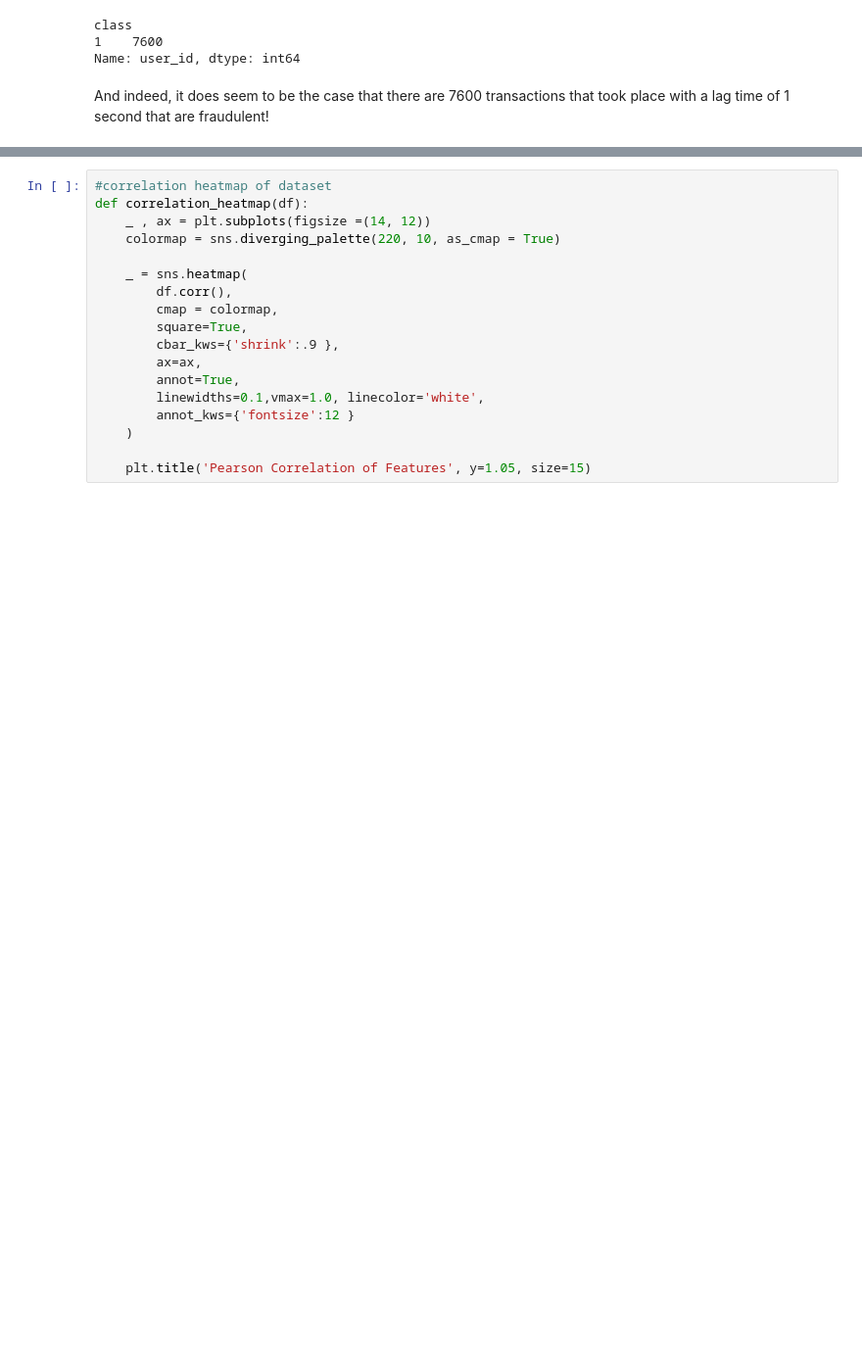
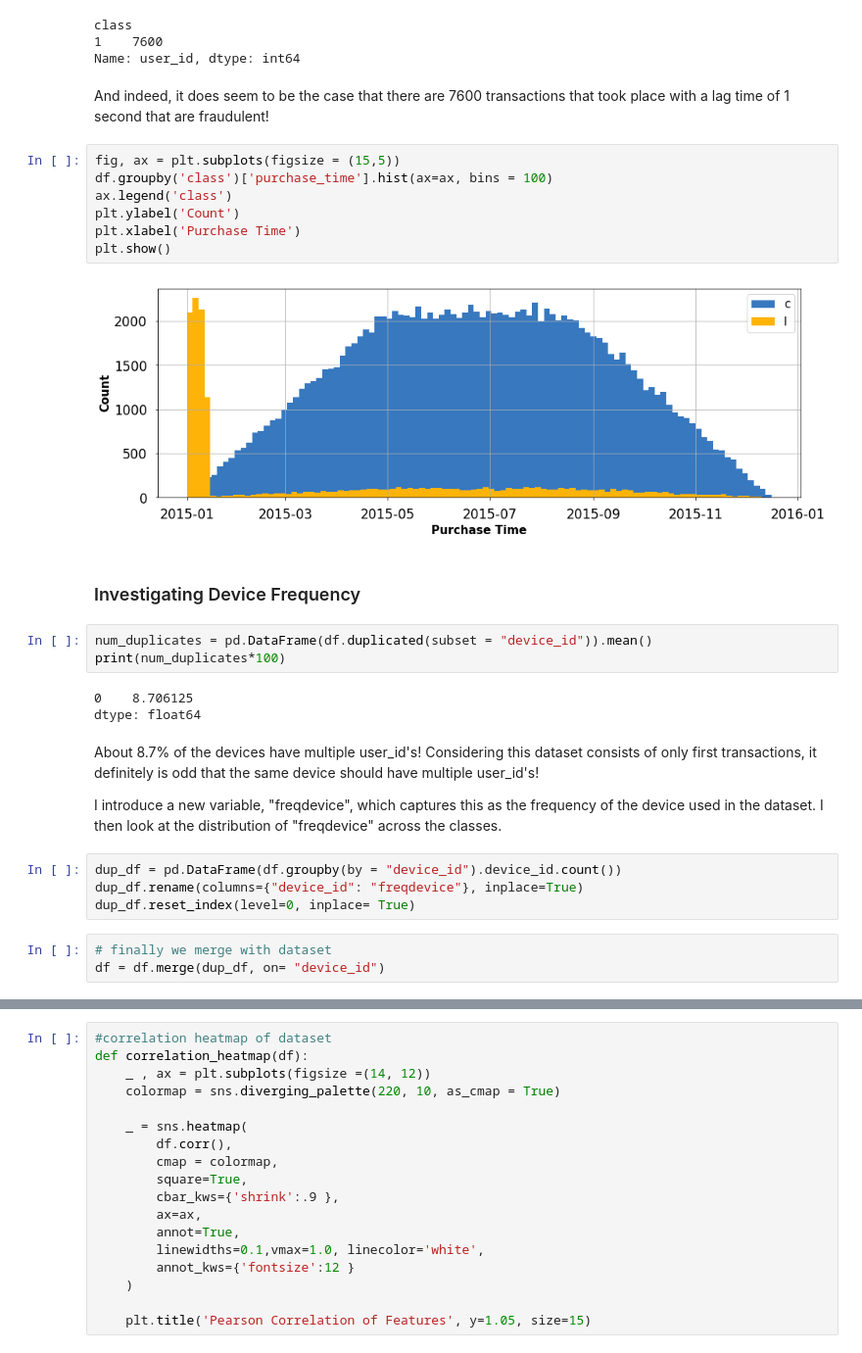
Before and after one commit to nityamd/E-Commerce-Fraud-Detection-Data-Challenge, a Jupyter notebook: notebooks/Data Preprocessing and Feature Engineering.ipynb, the cells around one changed output, grey strips where cells are left out. Shown at 98% size. Drawn from its saved outputs; the diff is of its cells as text; blank space fills up the shorter version.

```diff
--- a/notebooks/Data Preprocessing and Feature Engineering.ipynb
+++ b/notebooks/Data Preprocessing and Feature Engineering.ipynb
@@ -298,3 +311,31 @@ class
 Name: user_id, dtype: int64
 # %% [markdown]
 And indeed, it does seem to be the case that there are 7600 transactions that took place with a lag time of 1 second that are fraudulent!
+# %%
+fig, ax = plt.subplots(figsize = (15,5))
+df.groupby('class')['purchase_time'].hist(ax=ax, bins = 100)
+ax.legend('class')
+plt.ylabel('Count')
+plt.xlabel('Purchase Time')
+plt.show()
+# %% [output]
+[figure, added]
+# %% [markdown]
+<h3> Investigating Device Frequency <a name="FS-DF"></a> </h3>
+# %%
+num_duplicates = pd.DataFrame(df.duplicated(subset = "device_id")).mean()
+print(num_duplicates*100)
+# %% [output]
+0    8.706125
+dtype: float64
+# %% [markdown]
+About 8.7% of the devices have multiple user_id's! Considering this dataset consists of only first transactions, it definitely is odd that the same device should have multiple user_id's!<br>
+
+I introduce a new variable, "freqdevice", which captures this as the frequency of the device used in the dataset. I then look at the distribution of "freqdevice" across the classes.
+# %%
+dup_df = pd.DataFrame(df.groupby(by = "device_id").device_id.count())
+dup_df.rename(columns={"device_id": "freqdevice"}, inplace=True)
+dup_df.reset_index(level=0, inplace= True)
+# %%
+# finally we merge with dataset
+df = df.merge(dup_df, on= "device_id")
```
Also changed, not shown: parts of 58 cells of this notebook.
